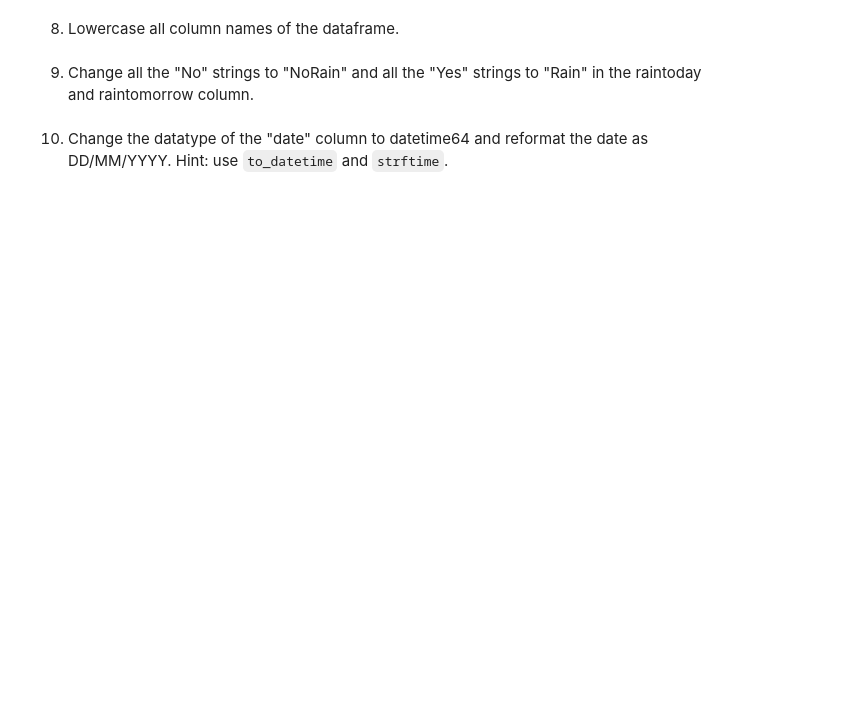
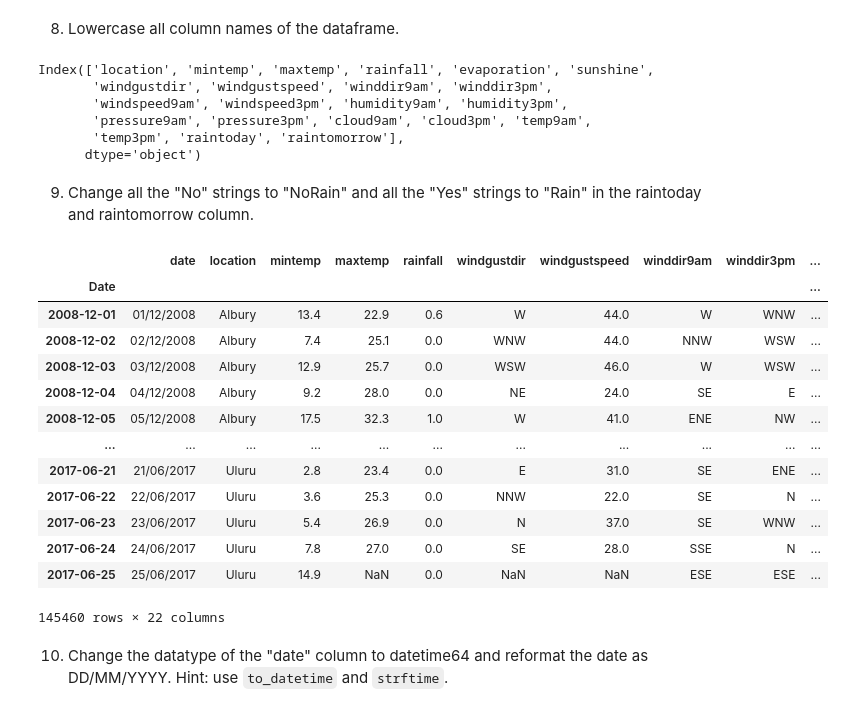
Before and after one commit to fenyx-it-academy/Class7-DataManipulation-Module-Week18, a Jupyter notebook: assignment2.ipynb, the cells around one changed output. Cells and saved outputs as stored; diff of their text form; code cells hidden in the pictures; blank space fills up the shorter version.

```diff
--- a/assignment2.ipynb
+++ b/assignment2.ipynb
@@ -14,5 +14,5 @@ import numpy as np
 # %% [markdown]
 Download the `weatherAUS.csv` file from the following [kaggle page](https://www.kaggle.com/datasets/jsphyg/weather-dataset-rattle-package). We load it in in the following cell, make sure to set the correct path. The rest of the assignment you will be using this dataframe!
 # %%
-df = pd.read_csv('/path/to/weatherAUS.csv')
+df = pd.read_csv('weatherAUS.csv', index_col=0)
 df.head()
@@ -53,2 +205,13 @@ YOUR ANSWER HERE
+# %%
+df.columns = df.columns.str.lower()
+
+print(df.columns)
+# %% [output]
+Index(['location', 'mintemp', 'maxtemp', 'rainfall', 'evaporation', 'sunshine',
+       'windgustdir', 'windgustspeed', 'winddir9am', 'winddir3pm',
+       'windspeed9am', 'windspeed3pm', 'humidity9am', 'humidity3pm',
+       'pressure9am', 'pressure3pm', 'cloud9am', 'cloud3pm', 'temp9am',
+       'temp3pm', 'raintoday', 'raintomorrow'],
+      dtype='object')
 # %% [markdown]
 9. Change all the "No" strings to "NoRain" and all the "Yes" strings to "Rain" in the raintoday and raintomorrow column.
@@ -57,3 +218,22 @@ YOUR ANSWER HERE
+# %%
+df = df.replace({"raintoday": {"No": "NoRain", "Yes": "Rain"}, "raintomorrow": {"No": "NoRain", "Yes": "Rain"}})
+
+df
+# %% [output]
+|  | date | location | mintemp | maxtemp | rainfall | windgustdir | windgustspeed | winddir9am | winddir3pm | ... |
+| Date |  |  |  |  |  |  |  |  |  | ... |
+| 2008-12-01 | 01/12/2008 | Albury | 13.4 | 22.9 | 0.6 | W | 44.0 | W | WNW | ... |
+| 2008-12-02 | 02/12/2008 | Albury | 7.4 | 25.1 | 0.0 | WNW | 44.0 | NNW | WSW | ... |
+| 2008-12-03 | 03/12/2008 | Albury | 12.9 | 25.7 | 0.0 | WSW | 46.0 | W | WSW | ... |
+| 2008-12-04 | 04/12/2008 | Albury | 9.2 | 28.0 | 0.0 | NE | 24.0 | SE | E | ... |
+| 2008-12-05 | 05/12/2008 | Albury | 17.5 | 32.3 | 1.0 | W | 41.0 | ENE | NW | ... |
+| ... | ... | ... | ... | ... | ... | ... | ... | ... | ... | ... |
+| 2017-06-21 | 21/06/2017 | Uluru | 2.8 | 23.4 | 0.0 | E | 31.0 | SE | ENE | ... |
+| 2017-06-22 | 22/06/2017 | Uluru | 3.6 | 25.3 | 0.0 | NNW | 22.0 | SE | N | ... |
+| 2017-06-23 | 23/06/2017 | Uluru | 5.4 | 26.9 | 0.0 | N | 37.0 | SE | WNW | ... |
+| 2017-06-24 | 24/06/2017 | Uluru | 7.8 | 27.0 | 0.0 | SE | 28.0 | SSE | N | ... |
+| 2017-06-25 | 25/06/2017 | Uluru | 14.9 | NaN | 0.0 | NaN | NaN | ESE | ESE | ... |
+145460 rows × 22 columns
 # %% [markdown]
 10. Change the datatype of the "date" column to datetime64 and reformat the date as DD/MM/YYYY.
 Hint: use `to_datetime` and `strftime`.
```
Also changed, not shown: parts of 37 cells of this notebook, 1 other file.
